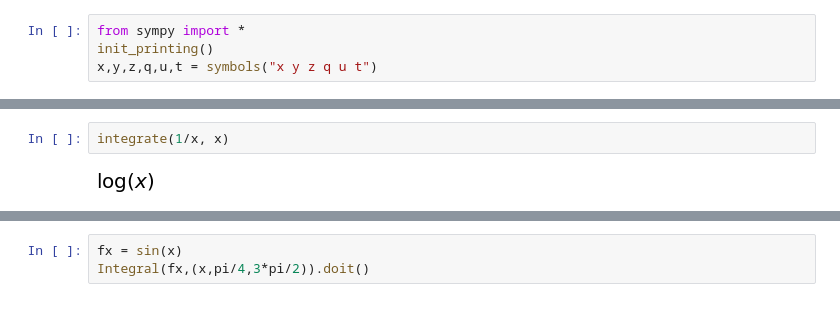
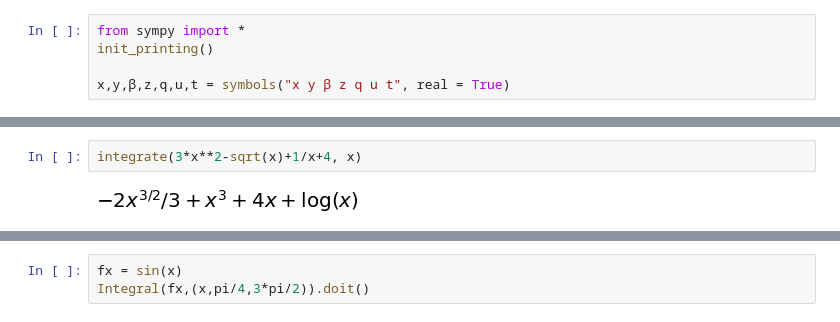
Before and after one commit to josorio398/CALCULO-INTEGRAL-CON-PYTHON, a Jupyter notebook: Cálculo_integral_con_Python_Integrales_indefinidas,_definidas_y_teorema_fundamental_del_cálculo_.ipynb, the cells around one changed output, grey strips where cells are left out. Saved outputs shown, nothing was run; the diff lists cells and outputs as text.

```diff
--- a/Cálculo_integral_con_Python_Integrales_indefinidas,_definidas_y_teorema_fundamental_del_cálculo_.ipynb
+++ b/Cálculo_integral_con_Python_Integrales_indefinidas,_definidas_y_teorema_fundamental_del_cálculo_.ipynb
@@ -15,4 +17,5 @@
 # %%
 from sympy import *
 init_printing()
-x,y,z,q,u,t = symbols("x y z q u t")
+
+x,y,β,z,q,u,t = symbols("x y β z q u t", real = True)
@@ -28,4 +35,4 @@ Encuentra la antiderivada de la función $$f(x)=\dfrac{1}{x}$$
 # %%
-integrate(1/x, x)
+integrate(3*x**2-sqrt(x)+1/x+4, x)
 # %% [output]
-[figure, old version]
+[figure, new version]
```
Also changed, not shown: parts of 87 cells of this notebook.
